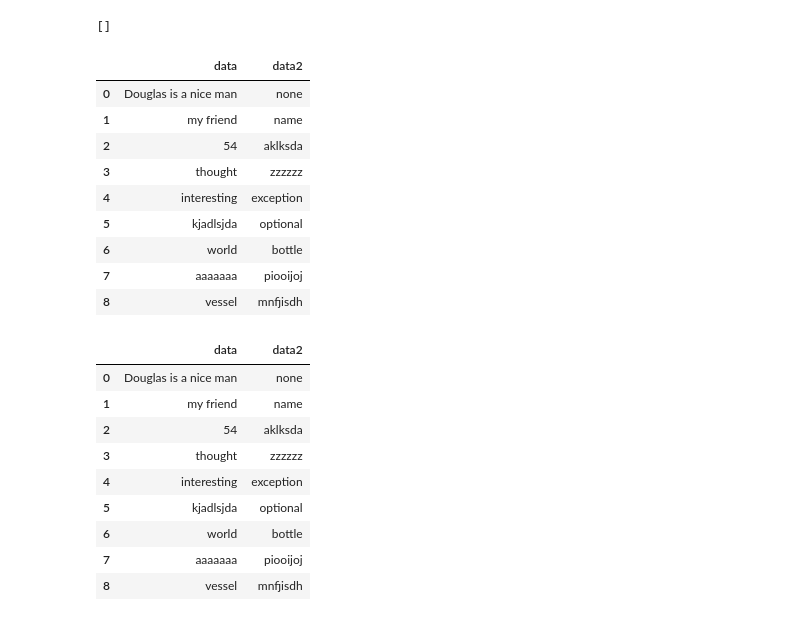
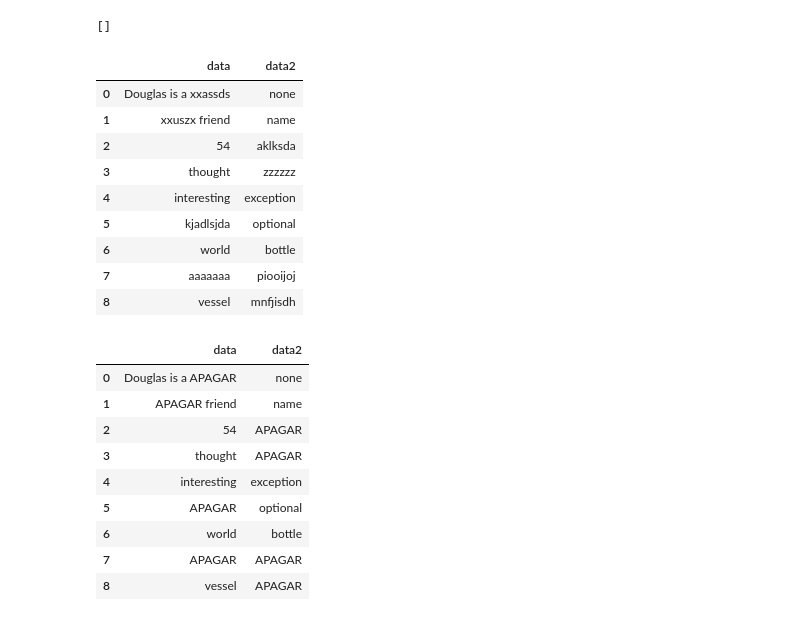
Before and after one commit to nowyouseeithaha/2022-2-IsItKbs, a Jupyter notebook: notebooks/ks_object.ipynb, the cells around one changed output. Saved outputs shown, nothing was run; the diff lists cells and outputs as text; code cells hidden in the pictures.

Commit message:
corrige partes da função replace_kbs

```diff
--- a/notebooks/ks_object.ipynb
+++ b/notebooks/ks_object.ipynb
@@ -130,7 +125,7 @@ class isitkbs(object):
     def is_sent_kbs(self, input_data):
         mashs = []
 
-        if type(input_data)!=str:
+        if type(input_data)!=str and type(input_data)!=list:
             return mashs
 
         try:
@@ -141,7 +136,11 @@ class isitkbs(object):
         res = 0
         for i in range(len(words)):
             if type(words[i]) == str:
-                res = self.is_word_kbs(words[i])
+                if ' ' in words[i]:
+                    mashs_partial = self.is_sent_kbs(words[i])
+                    mashs.append(mashs_partial)
+                else:
+                    res = self.is_word_kbs(words[i])
             else:
                 continue
             if res == 1:
@@ -201,14 +200,14 @@ class isitkbs(object):
                               -> "This KBS test" (just_word True)
         """
         if value == None:
-                value = "itskbs"
+            value = "itskbs"
 
         """
         Se o tipo de entrada for um dataframe pandas, a função __dataframe é chamada para fazer o tratamento
         """
         if type(input_data) == pd.DataFrame:
             #df = input_data.copy()
-            df = input_data
+            df = input_data.copy()
             if inplace == True:
                 df = input_data.copy(deep=False)
 
@@ -218,7 +217,7 @@ class isitkbs(object):
         Se o tipo de entrada for uma lista ou uma string de palavras, a função __listOrString é chamada
         """
         if (type(input_data) == str or type(input_data) == list):
-            return self.__listOrString(input_data, value)
+            return self.__listOrString(input_data, value, just_word)
 
     def __dataframe(self,df, value, just_word):
         wordskbs = []
@@ -235,17 +234,25 @@ class isitkbs(object):
 
         return df
 
-    def __listOrString(self, input_data, value):
+    def __listOrString(self, input_data, value, just_word):
         isList = True
         if (type(input_data) != list):
             isList = False
             input_data = input_data.split()
 
         wordskbs = self.is_sent_kbs(input_data)
+
         end = len(input_data)
-
         output_data = []
         for i in input_data:
+            if ' ' in i:
+                sent = self.__listOrString(i, value, just_word)
+                if just_word:
+                    output_data.append(sent)
+                    continue
+                elif sent != i:
+                    output_data.append(value)
+                    continue
             if(i not in wordskbs):
                 output_data.append(i)
             elif (value != 'itskbs'):
@@ -284,16 +283,14 @@ teste.is_sent_kbs("Douglas is a nice man")
 # %% [output]
 []
 # %%
-palavras = {"data":["Douglas is a nice man", "my friend", 54, "thought", "interesting", "kjadlsjda", "world", "aaaaaaa", "vessel"], "data2":["none", "name", "aklksda", "zzzzzz","exception", "optional", "bottle", "piooijoj", "mnfjisdh"]}
+palavras = {"data":["Douglas is a  xxassds", "xxuszx friend", 54, "thought", "interesting", "kjadlsjda", "world", "aaaaaaa", "vessel"], "data2":["none", "name", "aklksda", "zzzzzz","exception", "optional", "bottle", "piooijoj", "mnfjisdh"]}
 df = pd.DataFrame(palavras)
 
-df_cpy = df
-
-df_cpy.head(10)
+df
 # %% [output]
 |  | data | data2 |
-| 0 | Douglas is a nice man | none |
-| 1 | my friend | name |
+| 0 | Douglas is a xxassds | none |
+| 1 | xxuszx friend | name |
 | 2 | 54 | aklksda |
 | 3 | thought | zzzzzz |
 | 4 | interesting | exception |
@@ -302,17 +299,19 @@ df_cpy.head(10)
 | 7 | aaaaaaa | piooijoj |
 | 8 | vessel | mnfjisdh |
 # %%
-df2 = teste.replace_kbs(df_cpy, 'APAGAR', False, True)
+#Substituir somente o kbs encontrado pela palavra APAGAR
+
+df2 = teste.replace_kbs(df, 'APAGAR', False, True)
 
 display(df2)
 # %% [output]
 |  | data | data2 |
-| 0 | Douglas is a nice man | none |
-| 1 | my friend | name |
-| 2 | 54 | aklksda |
-| 3 | thought | zzzzzz |
+| 0 | Douglas is a APAGAR | none |
+| 1 | APAGAR friend | name |
+| 2 | 54 | APAGAR |
+| 3 | thought | APAGAR |
 | 4 | interesting | exception |
-| 5 | kjadlsjda | optional |
+| 5 | APAGAR | optional |
 | 6 | world | bottle |
-| 7 | aaaaaaa | piooijoj |
-| 8 | vessel | mnfjisdh |
+| 7 | APAGAR | APAGAR |
+| 8 | vessel | APAGAR |
```
Also changed, not shown: parts of 12 cells of this notebook.
